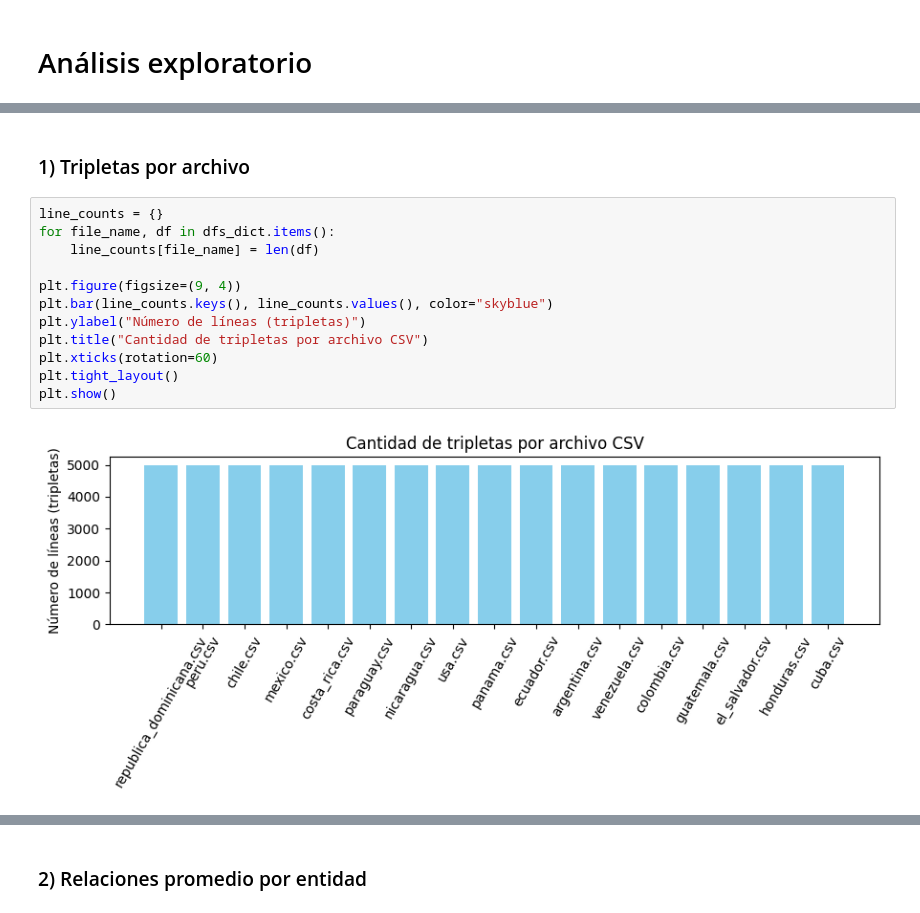
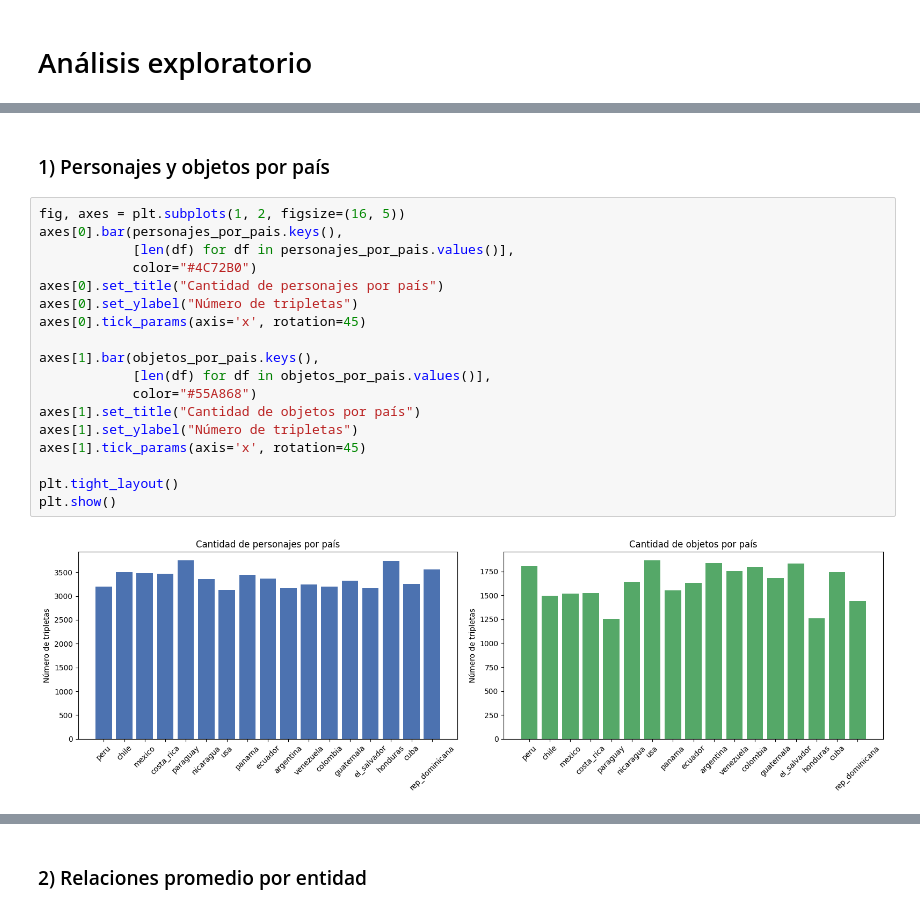
Before and after one commit to JuanHernandez-uc/Proyecto-IA-Gen, a Jupyter notebook: Analisis de datos/analisis_exploratorio.ipynb, the cells around one changed output, grey strips where cells are left out. Cells and saved outputs as stored; diff of their text form.

```diff
--- a/Analisis de datos/analisis_exploratorio.ipynb
+++ b/Analisis de datos/analisis_exploratorio.ipynb
@@ -23,17 +57,23 @@ big_df = pd.read_csv(os.path.join(data_dir, "triplets.csv"))
 # %% [markdown]
-### 1) Tripletas por archivo
+### 1) Personajes y objetos por país
-# %%
-line_counts = {}
-for file_name, df in dfs_dict.items():
-    line_counts[file_name] = len(df)
-
-plt.figure(figsize=(9, 4))
-plt.bar(line_counts.keys(), line_counts.values(), color="skyblue")
-plt.ylabel("Número de líneas (tripletas)")
-plt.title("Cantidad de tripletas por archivo CSV")
-plt.xticks(rotation=60)
-plt.tight_layout()
-plt.show()
-# %% [output]
-[figure, removed]
+# %%
+fig, axes = plt.subplots(1, 2, figsize=(16, 5))
+axes[0].bar(personajes_por_pais.keys(),
+            [len(df) for df in personajes_por_pais.values()],
+            color="#4C72B0")
+axes[0].set_title("Cantidad de personajes por país")
+axes[0].set_ylabel("Número de tripletas")
+axes[0].tick_params(axis='x', rotation=45)
+
+axes[1].bar(objetos_por_pais.keys(),
+            [len(df) for df in objetos_por_pais.values()],
+            color="#55A868")
+axes[1].set_title("Cantidad de objetos por país")
+axes[1].set_ylabel("Número de tripletas")
+axes[1].tick_params(axis='x', rotation=45)
+
+plt.tight_layout()
+plt.show()
+# %% [output]
+[figure, added]
 # %%
```
Also changed, not shown: parts of 17 cells of this notebook.
